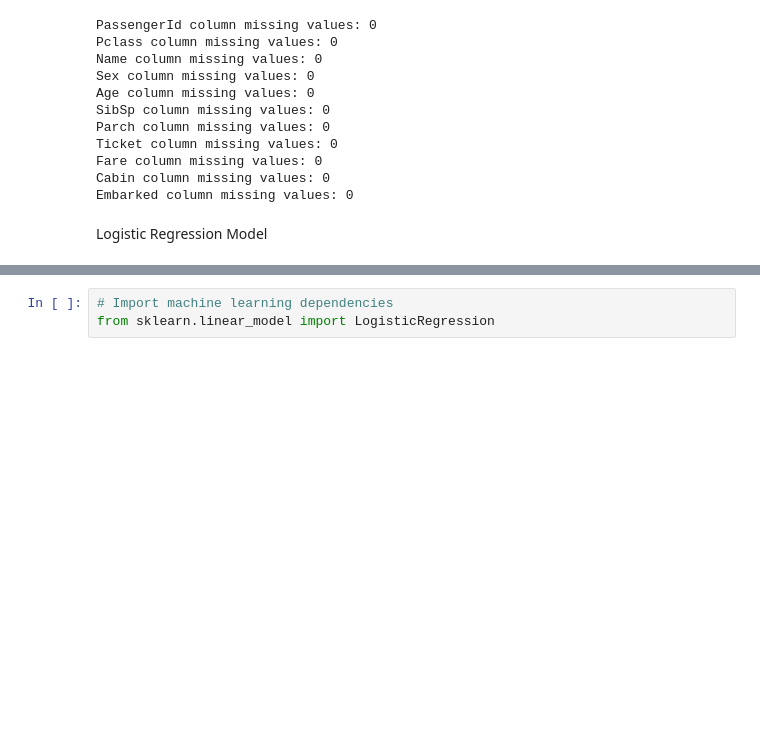
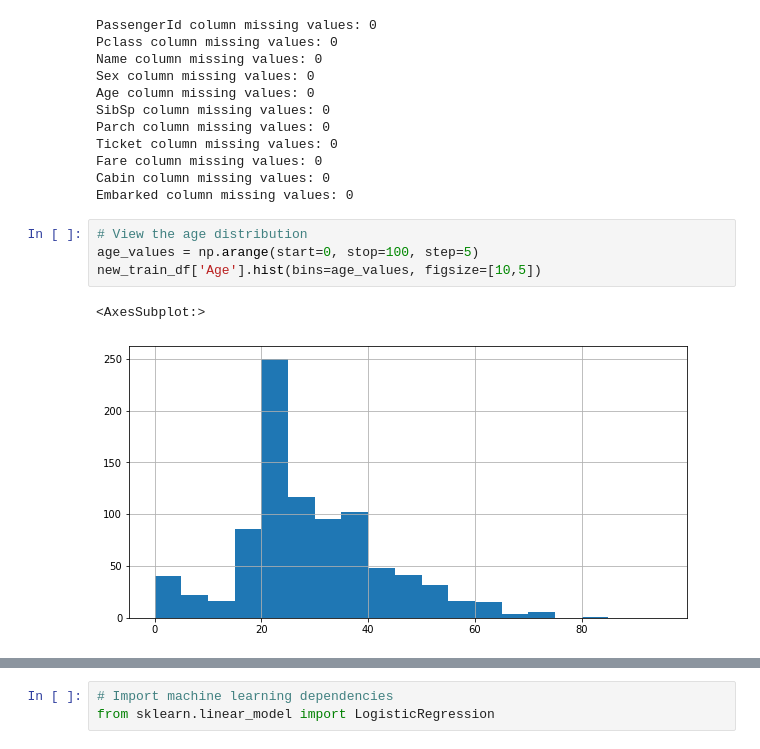
Before and after one commit to mleggett25/Titanic_Challenge, a Jupyter notebook: titanic-challenge.ipynb, the cells around one changed output, grey strips where cells are left out. Cells and saved outputs as stored; diff of their text form; blank space fills up the shorter version.

```diff
--- a/titanic-challenge.ipynb
+++ b/titanic-challenge.ipynb
@@ -312,5 +313,10 @@ Ticket column missing values: 0
 Fare column missing values: 0
 Cabin column missing values: 0
 Embarked column missing values: 0
-# %% [markdown]
-Logistic Regression Model
+# %%
+# View the age distribution
+age_values = np.arange(start=0, stop=100, step=5)
+new_train_df['Age'].hist(bins=age_values, figsize=[10,5])
+# %% [output]
+<AxesSubplot:>
+[figure, added]
```
Also changed, not shown: parts of 7 cells of this notebook.
